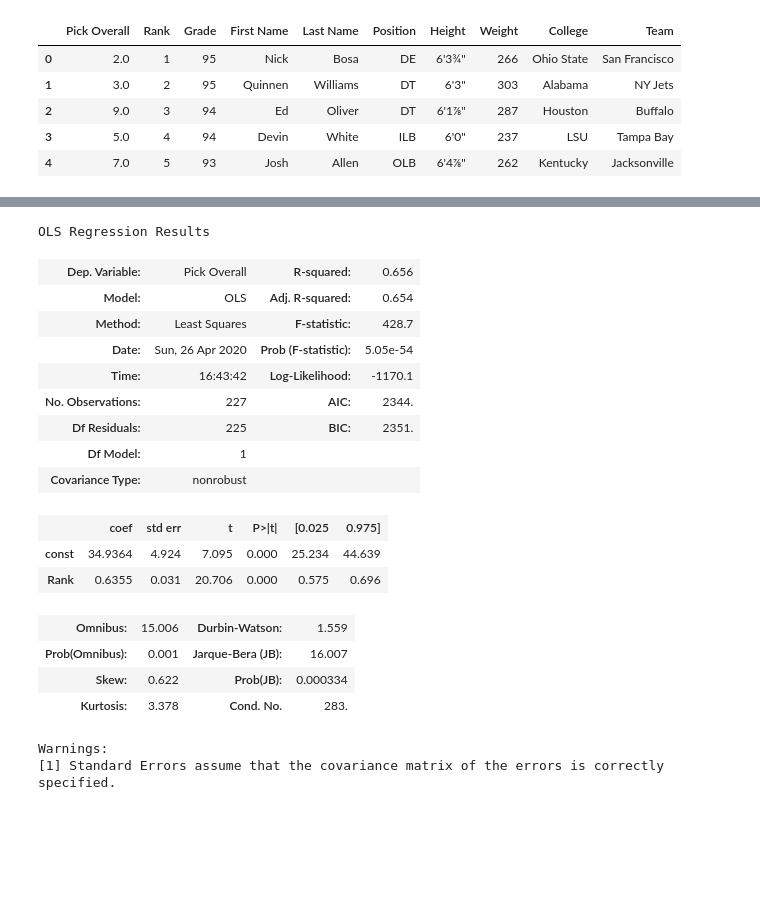
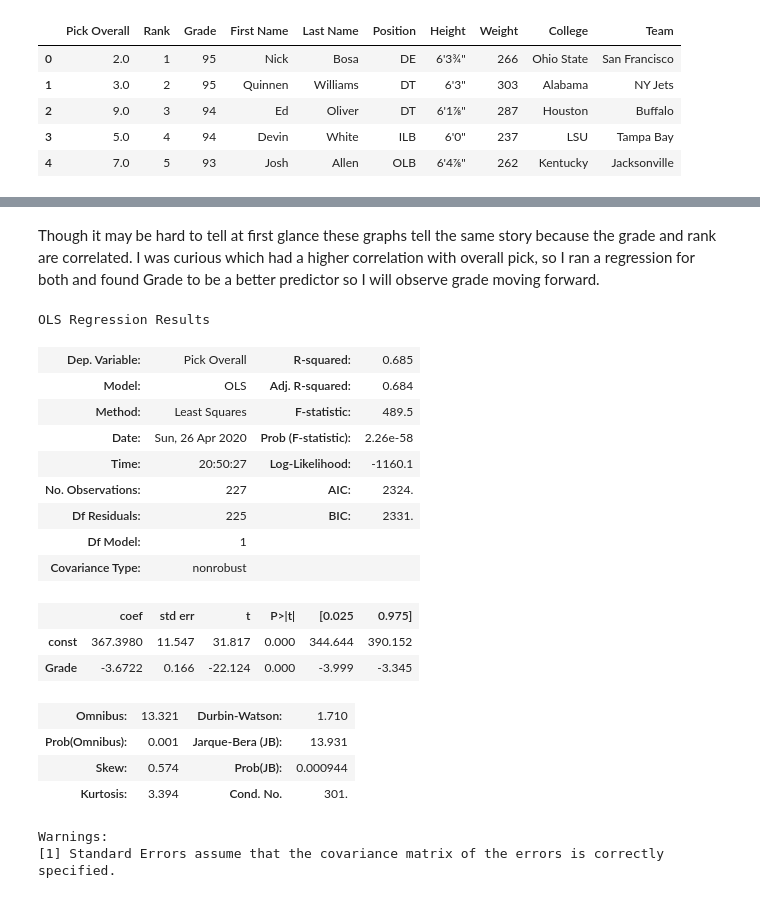
Before and after one commit to walshja03/NFLDraftAnalysis, a Jupyter notebook: RankVsDraft.ipynb, the cells around one changed output, grey strips where cells are left out. Cells and saved outputs as stored; diff of their text form; code cells hidden in the pictures; blank space fills up the shorter version.

```diff
--- a/RankVsDraft.ipynb
+++ b/RankVsDraft.ipynb
@@ -114,30 +114,32 @@ plt.show()
+# %% [markdown]
+Though it may be hard to tell at first glance these graphs tell the same story because the grade and rank are correlated.  I was curious which had a higher correlation with overall pick, so I ran a regression for both and found Grade to be a better predictor so I will observe grade moving forward.
 # %%
-x_values = drafted2019['Rank']
+x_values = drafted2019['Grade']
 y_values = drafted2019['Pick Overall']
 x_values = sm.add_constant(x_values)
 # Note the difference in argument order
 model = sm.OLS(y_values, x_values).fit()
 predictions = model.predict(x_values) # make the predictions by the model
 
 # Print out the statistics
 model.summary()
 # %% [output]
 OLS Regression Results
-| Dep. Variable: | Pick Overall | R-squared: | 0.656 |
-| Model: | OLS | Adj. R-squared: | 0.654 |
-| Method: | Least Squares | F-statistic: | 428.7 |
-| Date: | Sun, 26 Apr 2020 | Prob (F-statistic): | 5.05e-54 |
-| Time: | 16:43:42 | Log-Likelihood: | -1170.1 |
-| No. Observations: | 227 | AIC: | 2344. |
-| Df Residuals: | 225 | BIC: | 2351. |
+| Dep. Variable: | Pick Overall | R-squared: | 0.685 |
+| Model: | OLS | Adj. R-squared: | 0.684 |
+| Method: | Least Squares | F-statistic: | 489.5 |
+| Date: | Sun, 26 Apr 2020 | Prob (F-statistic): | 2.26e-58 |
+| Time: | 20:50:27 | Log-Likelihood: | -1160.1 |
+| No. Observations: | 227 | AIC: | 2324. |
+| Df Residuals: | 225 | BIC: | 2331. |
 | Df Model: | 1 |  |  |
 | Covariance Type: | nonrobust |  |  |
 |  | coef | std err | t | P>|t| | [0.025 | 0.975] |
-| const | 34.9364 | 4.924 | 7.095 | 0.000 | 25.234 | 44.639 |
-| Rank | 0.6355 | 0.031 | 20.706 | 0.000 | 0.575 | 0.696 |
+| const | 367.3980 | 11.547 | 31.817 | 0.000 | 344.644 | 390.152 |
+| Grade | -3.6722 | 0.166 | -22.124 | 0.000 | -3.999 | -3.345 |
-| Omnibus: | 15.006 | Durbin-Watson: | 1.559 |
-| Prob(Omnibus): | 0.001 | Jarque-Bera (JB): | 16.007 |
-| Skew: | 0.622 | Prob(JB): | 0.000334 |
-| Kurtosis: | 3.378 | Cond. No. | 283. |
+| Omnibus: | 13.321 | Durbin-Watson: | 1.710 |
+| Prob(Omnibus): | 0.001 | Jarque-Bera (JB): | 13.931 |
+| Skew: | 0.574 | Prob(JB): | 0.000944 |
+| Kurtosis: | 3.394 | Cond. No. | 301. |
 Warnings:
 [1] Standard Errors assume that the covariance matrix of the errors is correctly specified.
```
Also changed, not shown: parts of 16 cells of this notebook, 3 other files.
